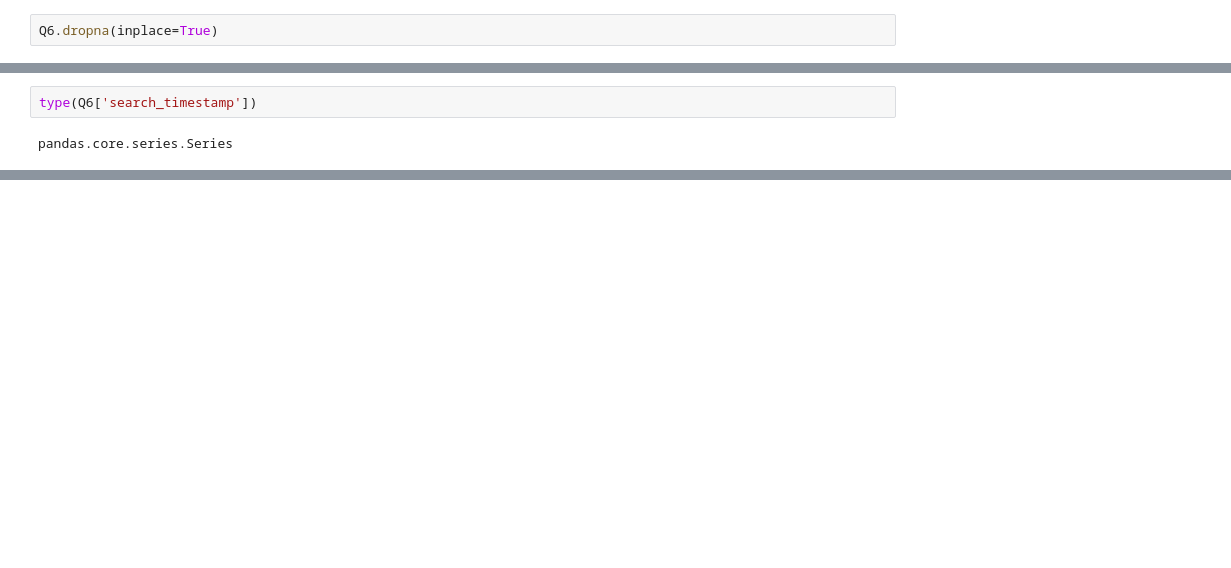
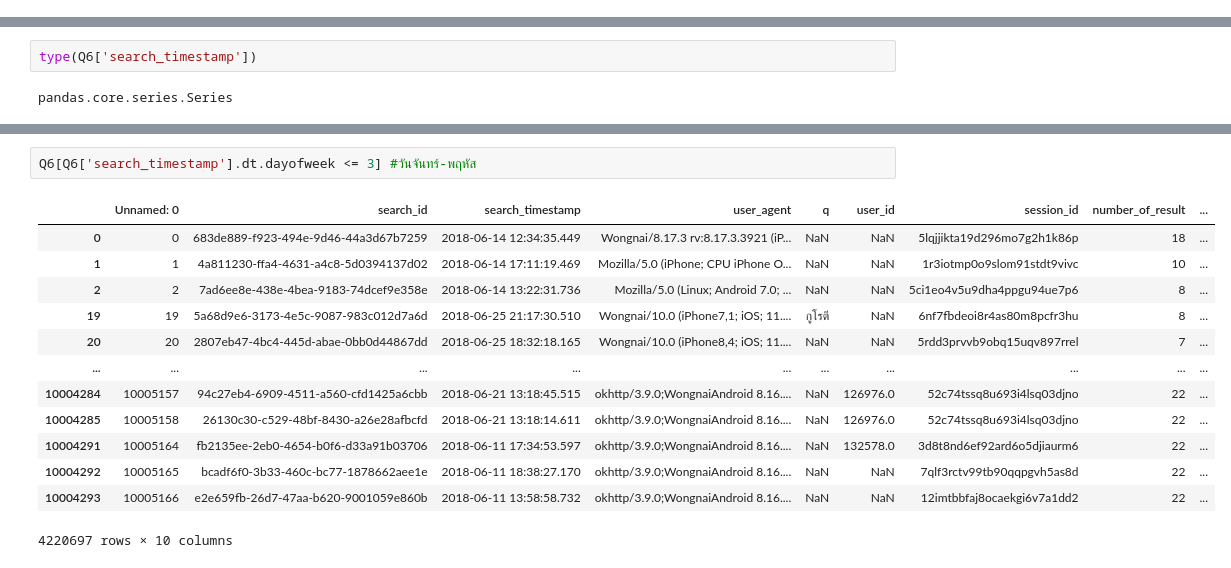
Before and after one commit to bebeam2942/data_viz, a Jupyter notebook: Quiz6.ipynb, the cells around one changed output, grey strips where cells are left out. Drawn from its saved outputs; the diff is of its cells as text; blank space fills up the shorter version.

```diff
--- a/Quiz6.ipynb
+++ b/Quiz6.ipynb
@@ -26,8 +19,6 @@ Q6
 Q6.iloc[0,2]
 # %% [output]
 '2018-06-14 12:34:35.449'
-# %%
-Q6.dropna(inplace=True)
 # %%
 Q6.info()
 # %% [output]
@@ -103,0 +116,16 @@ dtype: object
+# %%
+Q6[Q6['search_timestamp'].dt.dayofweek <= 3] #วันจันทร์-พฤหัส
+# %% [output]
+|  | Unnamed: 0 | search_id | search_timestamp | user_agent | q | user_id | session_id | number_of_result | ... |
+| 0 | 0 | 683de889-f923-494e-9d46-44a3d67b7259 | 2018-06-14 12:34:35.449 | Wongnai/8.17.3 rv:8.17.3.3921 (iP... | NaN | NaN | 5lqjjikta19d296mo7g2h1k86p | 18 | ... |
+| 1 | 1 | 4a811230-ffa4-4631-a4c8-5d0394137d02 | 2018-06-14 17:11:19.469 | Mozilla/5.0 (iPhone; CPU iPhone O... | NaN | NaN | 1r3iotmp0o9slom91stdt9vivc | 10 | ... |
+| 2 | 2 | 7ad6ee8e-438e-4bea-9183-74dcef9e358e | 2018-06-14 13:22:31.736 | Mozilla/5.0 (Linux; Android 7.0; ... | NaN | NaN | 5ci1eo4v5u9dha4ppgu94ue7p6 | 8 | ... |
+| 19 | 19 | 5a68d9e6-3173-4e5c-9087-983c012d7a6d | 2018-06-25 21:17:30.510 | Wongnai/10.0 (iPhone7,1; iOS; 11.... | กูโรตี | NaN | 6nf7fbdeoi8r4as80m8pcfr3hu | 8 | ... |
+| 20 | 20 | 2807eb47-4bc4-445d-abae-0bb0d44867dd | 2018-06-25 18:32:18.165 | Wongnai/10.0 (iPhone8,4; iOS; 11.... | NaN | NaN | 5rdd3prvvb9obq15uqv897rrel | 7 | ... |
+| ... | ... | ... | ... | ... | ... | ... | ... | ... | ... |
+| 10004284 | 10005157 | 94c27eb4-6909-4511-a560-cfd1425a6cbb | 2018-06-21 13:18:45.515 | okhttp/3.9.0;WongnaiAndroid 8.16.... | NaN | 126976.0 | 52c74tssq8u693i4lsq03djno | 22 | ... |
+| 10004285 | 10005158 | 26130c30-c529-48bf-8430-a26e28afbcfd | 2018-06-21 13:18:14.611 | okhttp/3.9.0;WongnaiAndroid 8.16.... | NaN | 126976.0 | 52c74tssq8u693i4lsq03djno | 22 | ... |
+| 10004291 | 10005164 | fb2135ee-2eb0-4654-b0f6-d33a91b03706 | 2018-06-11 17:34:53.597 | okhttp/3.9.0;WongnaiAndroid 8.16.... | NaN | 132578.0 | 3d8t8nd6ef92ard6o5djiaurm6 | 22 | ... |
+| 10004292 | 10005165 | bcadf6f0-3b33-460c-bc77-1878662aee1e | 2018-06-11 18:38:27.170 | okhttp/3.9.0;WongnaiAndroid 8.16.... | NaN | NaN | 7qlf3rctv99tb90qqpgvh5as8d | 22 | ... |
+| 10004293 | 10005166 | e2e659fb-26d7-47aa-b620-9001059e860b | 2018-06-11 13:58:58.732 | okhttp/3.9.0;WongnaiAndroid 8.16.... | NaN | NaN | 12imtbbfaj8ocaekgi6v7a1dd2 | 22 | ... |
+4220697 rows × 10 columns
```
Also changed, not shown: parts of 10 cells of this notebook.
